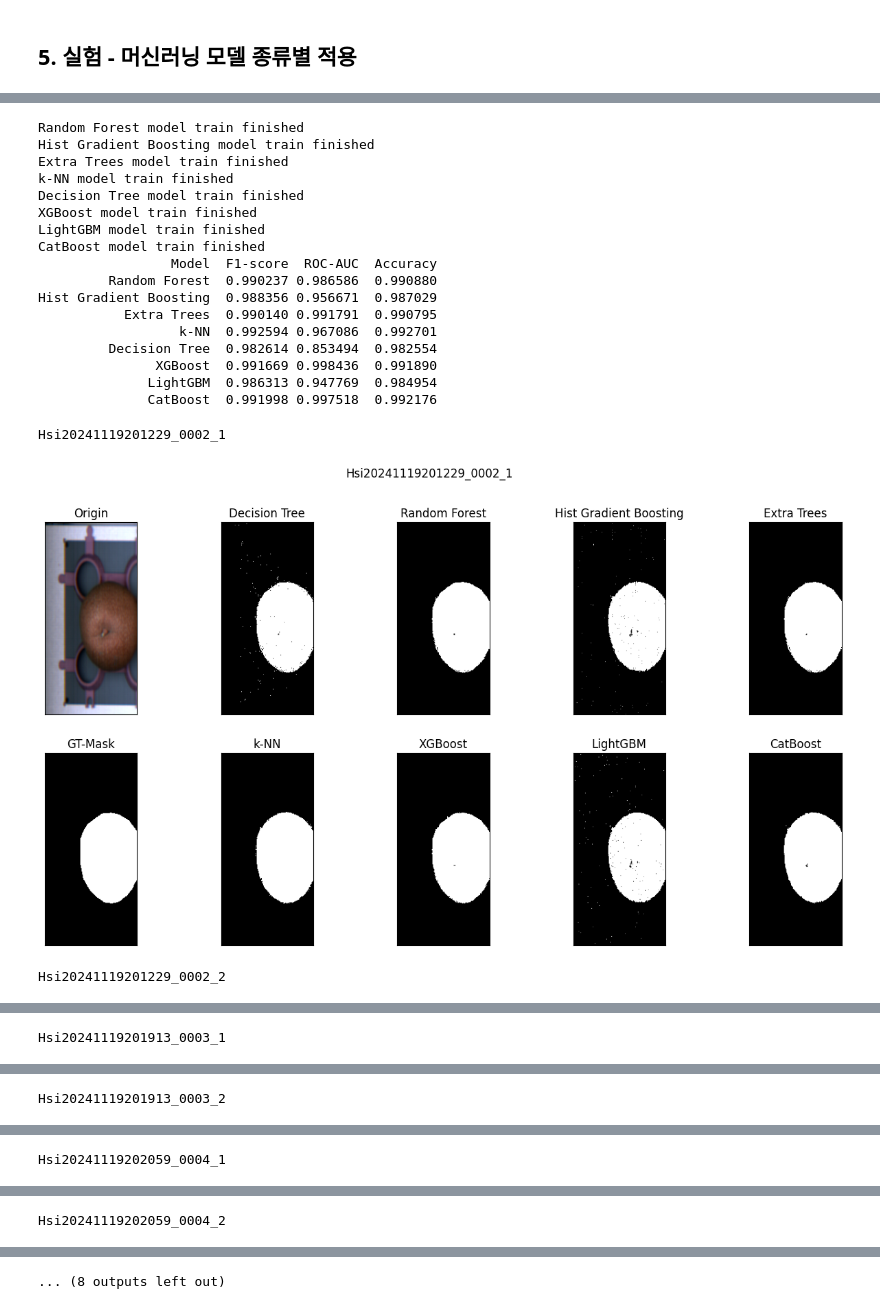
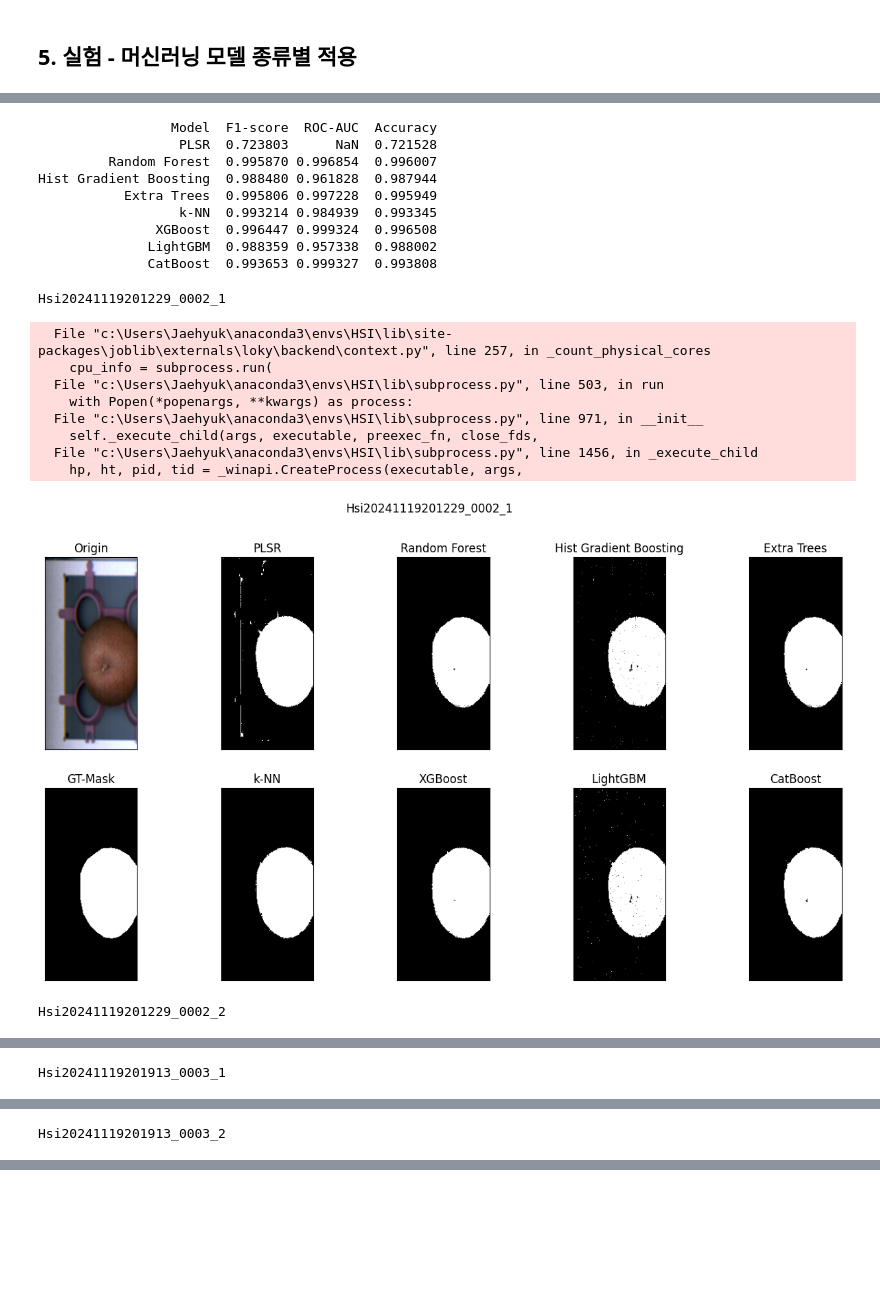
Before and after one commit to JineyKim/FineVT_Fruit_HSI, a Jupyter notebook: pear_integrated.ipynb, the cells around one changed output, grey strips where cells are left out. Drawn from its saved outputs; the diff is of its cells as text; code cells hidden in the pictures; blank space fills up the shorter version.

```diff
--- a/pear_integrated.ipynb
+++ b/pear_integrated.ipynb
@@ -72,7 +72,7 @@ def load_hyperspectral_data(hyperspectral_folder, label_folder, num_files=10):
 # Set the dataset folder paths
 hyperspectral_folder = r"Z:/5. 연구소/2. 국책과제/2023-기술혁신-시장대응형(스마트APC)/참고자료/2024 자체 구축 데이터셋/배/241203 배 외부결함/splited"
 label_folder = r"Z:/5. 연구소/2. 국책과제/2023-기술혁신-시장대응형(스마트APC)/참고자료/2024 자체 구축 데이터셋/배/241203 배 외부결함/splited_label"
-X, y = load_hyperspectral_data(hyperspectral_folder, label_folder, num_files=10)
+X, y = load_hyperspectral_data(hyperspectral_folder, label_folder, num_files=4)
 
 # Train-Test Split
 X_train, X_test, y_train, y_test = train_test_split(X, y, test_size=0.3, random_state=42)
@@ -118,8 +118,9 @@ for snv, savgol, diff in settings:
         X_test_proc = apply_differencing(X_test_proc)
 
     model = KNeighborsClassifier(n_neighbors=5, n_jobs=-1)
-    model.fit(X_train_proc, y_train)
-    joblib.dump(model,f'./weights/{int(snv)}_{int(savgol)}_{int(diff)}_pear_preprocessing_test_model.pkl')
+    # model.fit(X_train_proc, y_train)
+    # joblib.dump(model,f'./weights/{int(snv)}_{int(savgol)}_{int(diff)}_pear_preprocessing_test_model.pkl')
+    model = joblib.load(f'./weights/{int(snv)}_{int(savgol)}_{int(diff)}_pear_preprocessing_test_model.pkl')
     y_pred = model.predict(X_test_proc)
     f1 = f1_score(y_test, y_pred, average='weighted')
     auc = roc_auc_score(y_test, model.predict_proba(X_test_proc), multi_class='ovr') if hasattr(model, 'predict_proba') else None
@@ -160,7 +161,7 @@ def generate_rgb_image(hyperspectral_data):
     b_band = normalize_band(hyperspectral_data[:, :, 200])
     return np.squeeze(np.stack([r_band, g_band, b_band], axis=-1))
 # %%
-file_list = sorted([f for f in os.listdir(label_folder) if f.endswith('.png')])[:10]
+file_list = sorted([f for f in os.listdir(label_folder) if f.endswith('.png')])[:4]
 
 for label_file in file_list:
     base_name = os.path.splitext(label_file)[0]
@@ -312,7 +287,7 @@ X_test_proc = apply_differencing(apply_savgol_filter(X_test_proc))
 
 
 models = {
-    # 'PLSR': PLSRegression(n_components=255),
+    'PLSR': PLSRegression(n_components=255),
     'Random Forest': RandomForestClassifier(n_estimators=100, random_state=42, n_jobs=-1),
     # 'SVM': SVC(kernel='linear', probability=True),
     # 'Gradient Boosting': GradientBoostingClassifier(n_estimators=100, random_state=42),
@@ -320,7 +295,7 @@ models = {
     'Hist Gradient Boosting': HistGradientBoostingClassifier(),
     'Extra Trees': ExtraTreesClassifier(n_estimators=100, random_state=42, n_jobs=-1),
     'k-NN': KNeighborsClassifier(n_neighbors=5, n_jobs=-1),
-    'Decision Tree': DecisionTreeClassifier(random_state=42),
+    # 'Decision Tree': DecisionTreeClassifier(random_state=42),
     'XGBoost': XGBClassifier(use_label_encoder=False, eval_metric='mlogloss', n_jobs=-1),
     'LightGBM': LGBMClassifier(verbose=0, n_jobs=-1),
     'CatBoost': CatBoostClassifier(verbose=0, thread_count=-1)
@@ -328,10 +303,13 @@ models = {
 
 results = []
 for name, model in models.items():
-    model.fit(X_train_proc, y_train)
-    print(f"{name} model train finished")
-    joblib.dump(model, f'./weights/{name}_pear_model_compare.pkl')
+    # model.fit(X_train_proc, y_train)
+    # print(f"{name} model train finished")
+    # joblib.dump(model, f'./weights/{name}_pear_model_compare.pkl')
+    model = joblib.load(f'./weights/{name}_pear_model_compare.pkl')
     y_pred = model.predict(X_test_proc)
+    if name == "PLSR":
+        y_pred = (y_pred > 0.5).astype(int)
     f1 = f1_score(y_test, y_pred, average='weighted')
     auc = roc_auc_score(y_test, model.predict_proba(X_test_proc), multi_class='ovr') if hasattr(model, 'predict_proba') else None
     accuracy = accuracy_score(y_test, y_pred)
@@ -341,25 +319,17 @@ for name, model in models.items():
 results_df = pd.DataFrame(results, columns=['Model', 'F1-score', 'ROC-AUC', 'Accuracy'])
 print(results_df.to_string(index=False))
 # %% [output]
-Random Forest model train finished
-Hist Gradient Boosting model train finished
-Extra Trees model train finished
-k-NN model train finished
-Decision Tree model train finished
-XGBoost model train finished
-LightGBM model train finished
-CatBoost model train finished
                  Model  F1-score  ROC-AUC  Accuracy
-         Random Forest  0.990237 0.986586  0.990880
-Hist Gradient Boosting  0.988356 0.956671  0.987029
-           Extra Trees  0.990140 0.991791  0.990795
-                  k-NN  0.992594 0.967086  0.992701
-         Decision Tree  0.982614 0.853494  0.982554
-               XGBoost  0.991669 0.998436  0.991890
-              LightGBM  0.986313 0.947769  0.984954
-              CatBoost  0.991998 0.997518  0.992176
+                  PLSR  0.723803      NaN  0.721528
+         Random Forest  0.995870 0.996854  0.996007
+Hist Gradient Boosting  0.988480 0.961828  0.987944
+           Extra Trees  0.995806 0.997228  0.995949
+                  k-NN  0.993214 0.984939  0.993345
+               XGBoost  0.996447 0.999324  0.996508
+              LightGBM  0.988359 0.957338  0.988002
+              CatBoost  0.993653 0.999327  0.993808
 # %%
-file_list = sorted([f for f in os.listdir(label_folder) if f.endswith('.png')])[:10]
+file_list = sorted([f for f in os.listdir(label_folder) if f.endswith('.png')])[:4]
 
 for label_file in file_list:
     base_name = os.path.splitext(label_file)[0]
@@ -394,10 +364,16 @@ for label_file in file_list:
     label_image = label_img.copy()
     plt.imshow(label_image, cmap='gray')
 
+    # plt.subplot(2, 5, 2)
+    # plt.title("Decision Tree")
+    # model = joblib.load('./weights/Decision Tree_pear_model_compare.pkl')
+    # pred_image = model.predict(preprocessed_cube).reshape(hyperspectral_cube.shape[:2])
+    # plt.imshow(pred_image, cmap='gray')
+
     plt.subplot(2, 5, 2)
-    plt.title("Decision Tree")
-    model = joblib.load('./weights/Decision Tree_pear_model_compare.pkl')
-    pred_image = model.predict(preprocessed_cube).reshape(hyperspectral_cube.shape[:2])
+    plt.title("PLSR")
+    model = joblib.load('./weights/PLSR_pear_model_compare.pkl')
+    pred_image = (model.predict(preprocessed_cube) > 0.5).astype(int).reshape(hyperspectral_cube.shape[:2])
     plt.imshow(pred_image, cmap='gray')
 
     plt.subplot(2, 5, 3)
@@ -424,32 +400,40 @@ for label_file in file_list:
     pred_image = model.predict(preprocessed_cube).reshape(hyperspectral_cube.shape[:2])
     plt.imshow(pred_image, cmap='gray')
 
     plt.subplot(2, 5, 8)
     plt.title("XGBoost")
     model = joblib.load('./weights/XGBoost_pear_model_compare.pkl')
     pred_image = model.predict(preprocessed_cube).reshape(hyperspectral_cube.shape[:2])
     plt.imshow(pred_image, cmap='gray')
 
     plt.subplot(2, 5, 9)
     plt.title("LightGBM")
     model = joblib.load('./weights/LightGBM_pear_model_compare.pkl')
     pred_image = model.predict(preprocessed_cube).reshape(hyperspectral_cube.shape[:2])
     plt.imshow(pred_image, cmap='gray')
 
     plt.subplot(2, 5, 10)
     plt.title("CatBoost")
     model = joblib.load('./weights/CatBoost_pear_model_compare.pkl')
     pred_image = model.predict(preprocessed_cube).reshape(hyperspectral_cube.shape[:2])
     plt.imshow(pred_image, cmap='gray')
 
     # 모든 subplot의 눈금을 제거
     for ax in plt.gcf().get_axes():
         ax.set_xticks([])
         ax.set_yticks([])
 
     plt.savefig(f'./OUTPUT/pear/model_test/{base_name}.png')
     plt.show()
 # %% [output]
 Hsi20241119201229_0002_1
+  File "c:\Users\Jaehyuk\anaconda3\envs\HSI\lib\site-packages\joblib\externals\loky\backend\context.py", line 257, in _count_physical_cores
+    cpu_info = subprocess.run(
+  File "c:\Users\Jaehyuk\anaconda3\envs\HSI\lib\subprocess.py", line 503, in run
+    with Popen(*popenargs, **kwargs) as process:
+  File "c:\Users\Jaehyuk\anaconda3\envs\HSI\lib\subprocess.py", line 971, in __init__
+    self._execute_child(args, executable, preexec_fn, close_fds,
+  File "c:\Users\Jaehyuk\anaconda3\envs\HSI\lib\subprocess.py", line 1456, in _execute_child
+    hp, ht, pid, tid = _winapi.CreateProcess(executable, args,
-[figure, old version]
+[figure, new version]
-Hsi20241119201229_0002_2
+Hsi20241119201229_0002_2
@@ -457 +441 @@ Hsi20241119201229_0002_2
-Hsi20241119201913_0003_1
+Hsi20241119201913_0003_1
@@ -459 +443 @@ Hsi20241119201913_0003_1
-Hsi20241119201913_0003_2
+Hsi20241119201913_0003_2
@@ -461 +444,0 @@ Hsi20241119201913_0003_2
-Hsi20241119202059_0004_1
@@ -463 +444,0 @@ Hsi20241119202059_0004_1
-Hsi20241119202059_0004_2
@@ -465 +444,0 @@ Hsi20241119202059_0004_2
-... (8 outputs left out)
```
Also changed, not shown: parts of 4 cells of this notebook, 52 other files.
